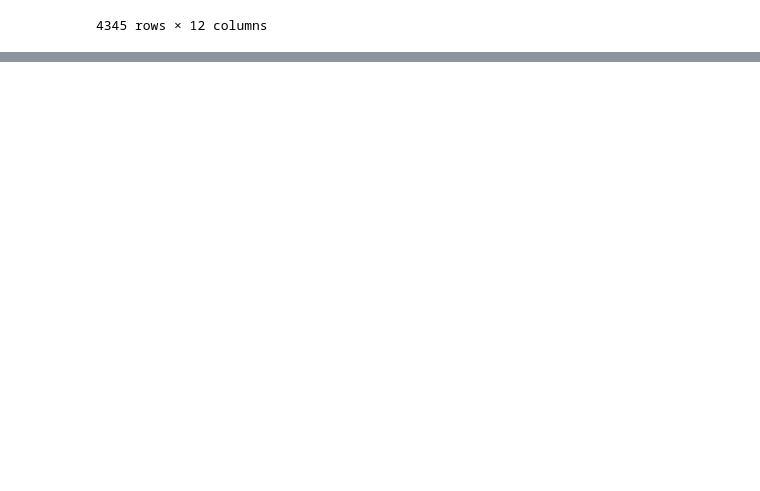
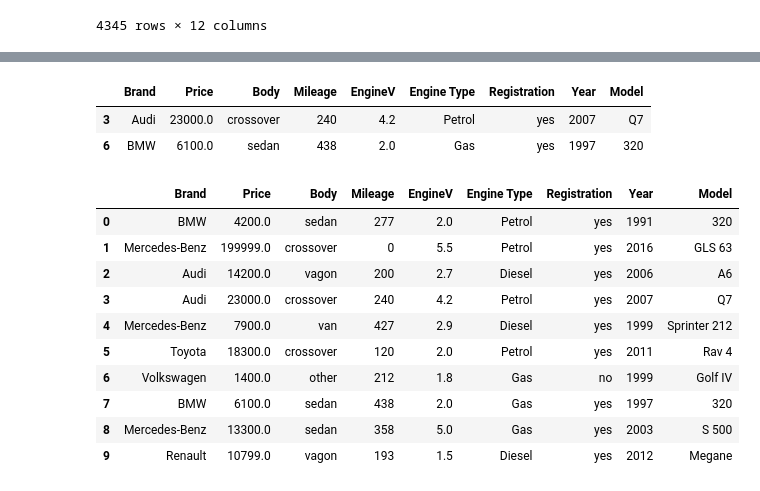
Before and after one commit to alimranahmed/learn-ml, a Jupyter notebook: 02_introduction-to-pandas.ipynb, the cells around one changed output, grey strips where cells are left out. Drawn from its saved outputs; the diff is of its cells as text; code cells hidden in the pictures; blank space fills up the shorter version.

```diff
--- a/02_introduction-to-pandas.ipynb
+++ b/02_introduction-to-pandas.ipynb
@@ -734,3 +726,5 @@ car_sales
 | 4343 | toyota | 14200.0 | sedan | 31 | NaN | Petrol | yes | 2014 | Corolla | 5.0 | ... |
 | 4344 | volkswagen | 13500.0 | van | 124 | 2.0 | Diesel | yes | 2013 | T5 (Transporter) | 5.0 | ... |
 4345 rows × 12 columns
+# %%
+car_sales_shuffled = car_sales.sample(frac = 1)
@@ -736,0 +745,23 @@ car_sales
+# %%
+# oly select 20% of data
+car_sales_shuffled.sample(frac = 0.2)
+# %% [output]
+|  | Brand | Price | Body | Mileage | EngineV | Engine Type | Registration | Year | Model |
+| 3 | Audi | 23000.0 | crossover | 240 | 4.2 | Petrol | yes | 2007 | Q7 |
+| 6 | BMW | 6100.0 | sedan | 438 | 2.0 | Gas | yes | 1997 | 320 |
+# %%
+car_sales_shuffled.reset_index(inplace = True, drop = True)
+# %%
+car_sales_shuffled
+# %% [output]
+|  | Brand | Price | Body | Mileage | EngineV | Engine Type | Registration | Year | Model |
+| 0 | BMW | 4200.0 | sedan | 277 | 2.0 | Petrol | yes | 1991 | 320 |
+| 1 | Mercedes-Benz | 199999.0 | crossover | 0 | 5.5 | Petrol | yes | 2016 | GLS 63 |
+| 2 | Audi | 14200.0 | vagon | 200 | 2.7 | Diesel | yes | 2006 | A6 |
+| 3 | Audi | 23000.0 | crossover | 240 | 4.2 | Petrol | yes | 2007 | Q7 |
+| 4 | Mercedes-Benz | 7900.0 | van | 427 | 2.9 | Diesel | yes | 1999 | Sprinter 212 |
+| 5 | Toyota | 18300.0 | crossover | 120 | 2.0 | Petrol | yes | 2011 | Rav 4 |
+| 6 | Volkswagen | 1400.0 | other | 212 | 1.8 | Gas | no | 1999 | Golf IV |
+| 7 | BMW | 6100.0 | sedan | 438 | 2.0 | Gas | yes | 1997 | 320 |
+| 8 | Mercedes-Benz | 13300.0 | sedan | 358 | 5.0 | Gas | yes | 2003 | S 500 |
+| 9 | Renault | 10799.0 | vagon | 193 | 1.5 | Diesel | yes | 2012 | Megane |
```
Also changed, not shown: parts of 12 cells of this notebook, 4 other files.
